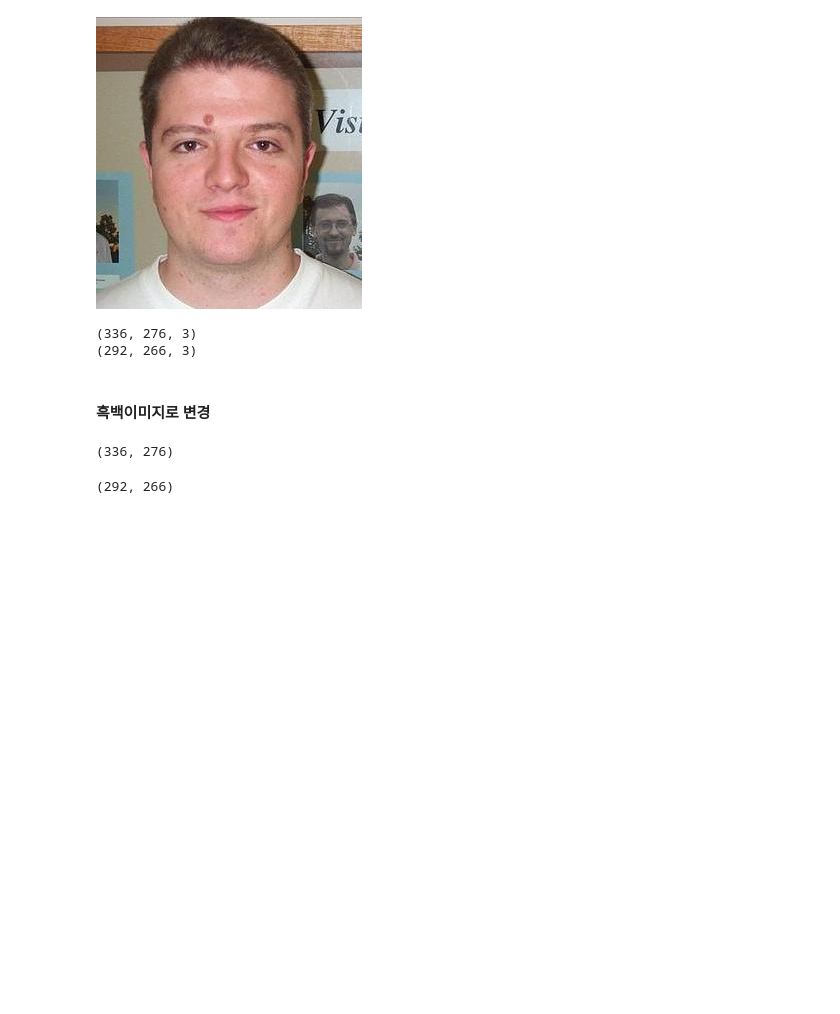
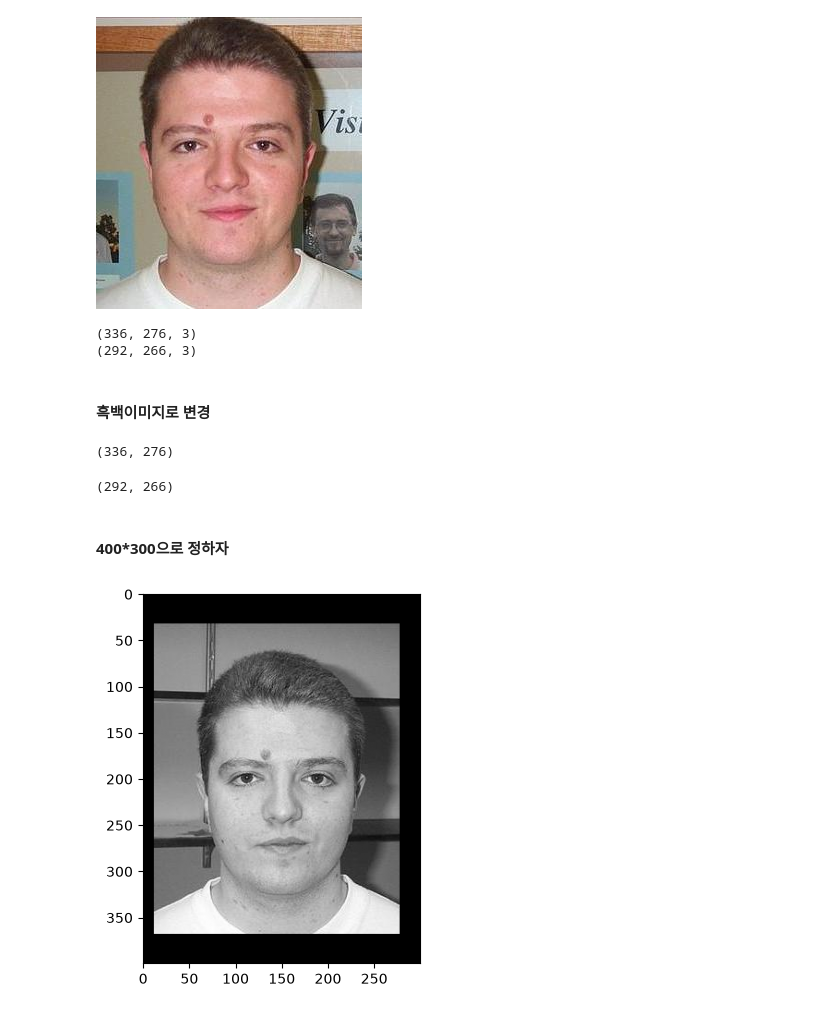
Before and after one commit to xywon0219nate-blip/Deep-Learning, a Jupyter notebook: Note/13.ImageProcess.ipynb, the cells around one changed output. Cells and saved outputs as stored; diff of their text form; code cells hidden in the pictures; blank space fills up the shorter version.

```diff
--- a/Note/13.ImageProcess.ipynb
+++ b/Note/13.ImageProcess.ipynb
@@ -40,3 +40,29 @@ imgArray01.shape
 # (292,266)
 # %% [output]
 (292, 266)
+# %% [markdown]
+#### 400*300으로 정하자
+# %%
+# Empty Array 만들기
+imgDummy = np.zeros(400*300).reshape(400,300)
+
+rowNum = (400 - imgArray00.shape[0]) / 2
+colNum = (300 - imgArray00.shape[1]) / 2
+
+# Empty List에 Image Array 붙이기
+
+k=0
+
+for i in list(range(int(rowNum),int(rowNum)+imgArray00.shape[0])):
+   l=0
+   for j in list(range(int(colNum), int(colNum)+imgArray01.shape[1])):
+      imgDummy[i,j] = imgArray00[k,l]
+      l+=1
+   k+=1
+# %%
+import matplotlib.pyplot as plt
+
+plt.imshow(imgDummy, cmap='gray')
+plt.show()
+# %% [output]
+[figure, added]
```
Also changed, not shown: parts of 1 cell of this notebook, 2 other files.
